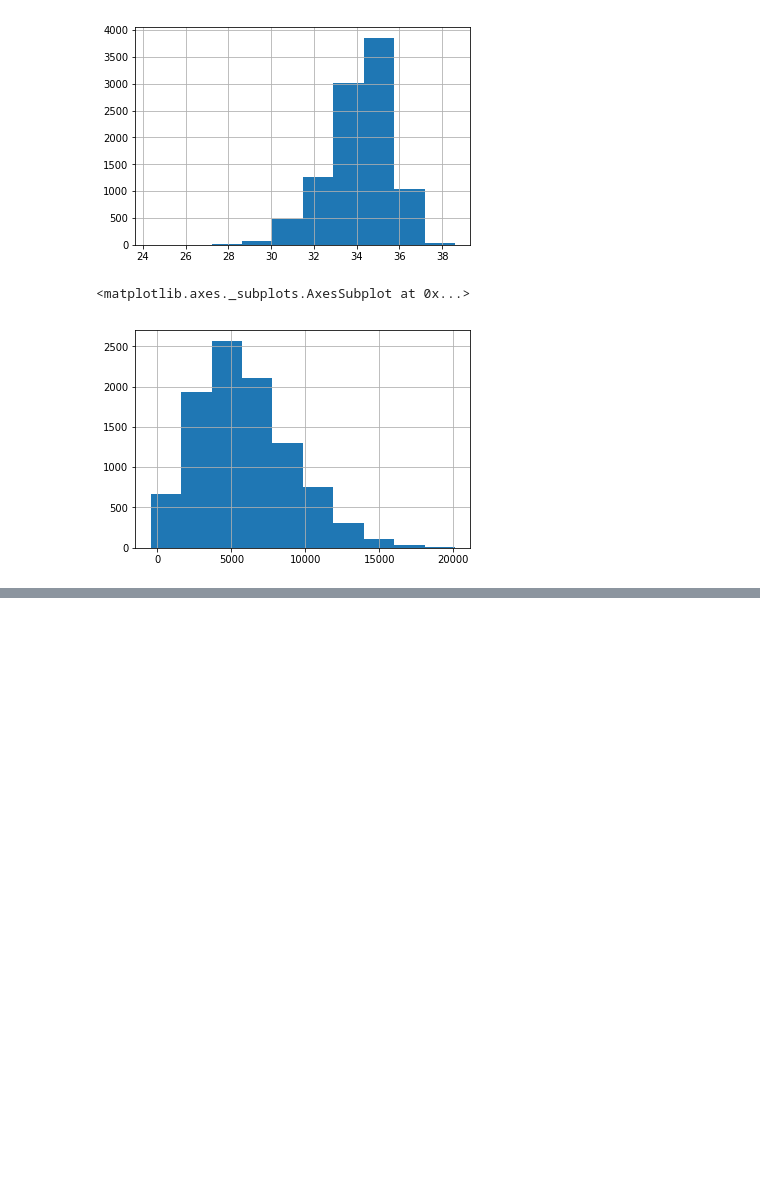
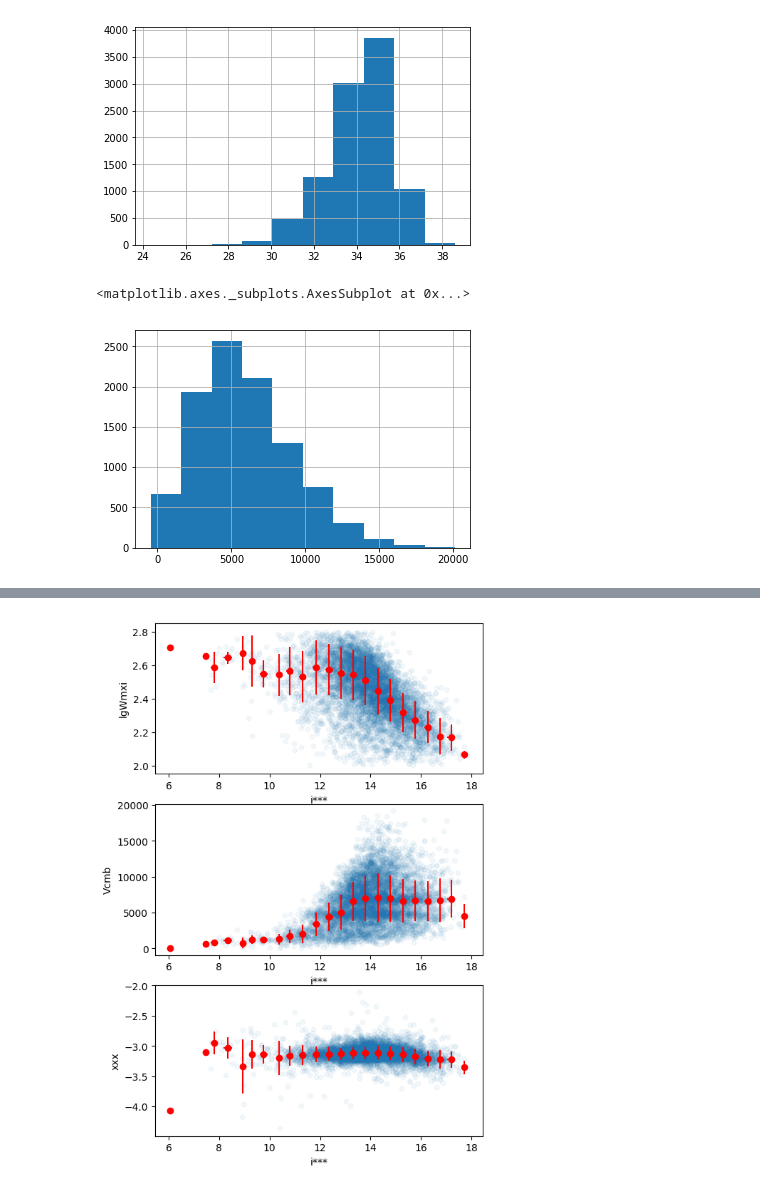
Before and after one commit to ekourkchi/test_TFRcatal, a Jupyter notebook: Hubble_cutoff.ipynb, the cells around one changed output, grey strips where cells are left out. Drawn from its saved outputs; the diff is of its cells as text; code cells hidden in the pictures; blank space fills up the shorter version.

```diff
--- a/Hubble_cutoff.ipynb
+++ b/Hubble_cutoff.ipynb
@@ -211,0 +374,86 @@ plt.subplots_adjust(hspace=0.03, wspace=0.2)
+# %%
+fig = py.figure(figsize=(5, 9), dpi=100)
+fig.subplots_adjust(wspace=0, top=0.92, bottom=0.12, left=0.06, right=0.98)
+gs = gridspec.GridSpec(3,1) ; p=0
+
+ax = plt.subplot(gs[p]) ; p+=1
+
+dff = df[(df.lgWmxi>2) & (df.lgWmxi<2.8) & (df["i***"]>2)  & (df["i***"]<18)]
+dff.plot.scatter(y='lgWmxi', x='i***', alpha=0.05, ax=ax)
+
+
+X = dff['i***'].values
+Y = dff['lgWmxi'].values
+xmin = np.min(X)
+xmax = np.max(X)
+lab = True
+for i in np.arange(xmin, xmax, 0.5):
+    xp = []
+    yp = []
+    for ii in range(len(X)):
+        xi = X[ii]
+        if xi>=i and xi<i+0.5:
+            xp.append(xi)
+            yp.append(Y[ii])
+    if len(xp)>0:
+        ax.errorbar(np.median(xp), np.median(yp), yerr=np.std(yp), xerr=np.std(xp), fmt='o',
+                    color='r', ms=6)
+
+
+
+
+
+ax = plt.subplot(gs[p]) ; p+=1
+
+dff = df[(df.lgWmxi>2) & (df.lgWmxi<2.8) & (df["i***"]>2)  & (df["i***"]<18)]
+dff.plot.scatter(y='Vcmb', x='i***', alpha=0.05, ax=ax)
+
+
+X = dff['i***'].values
+Y = dff['Vcmb'].values
+xmin = np.min(X)
+xmax = np.max(X)
+lab = True
+for i in np.arange(xmin, xmax, 0.5):
+    xp = []
+    yp = []
+    for ii in range(len(X)):
+        xi = X[ii]
+        if xi>=i and xi<i+0.5:
+            xp.append(xi)
+            yp.append(Y[ii])
+    if len(xp)>0:
+        ax.errorbar(np.median(xp), np.median(yp), yerr=np.std(yp), xerr=np.std(xp), fmt='o',
+                    color='r', ms=6)
+
+
+
+ax = plt.subplot(gs[p]) ; p+=1
+
+
+slope = -8.34
+zp = -20.80-0.04
+
+df['xxx'] = np.log10(df.Vcmb) - 0.2*df["i***"]+0.2*df.lgWmxi*slope
+dff = df[(df.lgWmxi>2) & (df.lgWmxi<2.8) & (df["i***"]>2)  & (df["i***"]<18)]
+dff.plot.scatter(y='xxx', x='i***', alpha=0.05, ax=ax)
+
+
+X = dff['i***'].values
+Y = dff['xxx'].values
+xmin = np.min(X)
+xmax = np.max(X)
+lab = True
+for i in np.arange(xmin, xmax, 0.5):
+    xp = []
+    yp = []
+    for ii in range(len(X)):
+        xi = X[ii]
+        if xi>=i and xi<i+0.5:
+            xp.append(xi)
+            yp.append(Y[ii])
+    if len(xp)>0:
+        ax.errorbar(np.median(xp), np.median(yp), yerr=np.std(yp), xerr=np.std(xp), fmt='o',
+                    color='r', ms=6)
+# %% [output]
+[figure, added]
```
Also changed, not shown: parts of 12 cells of this notebook, 1 other file.
